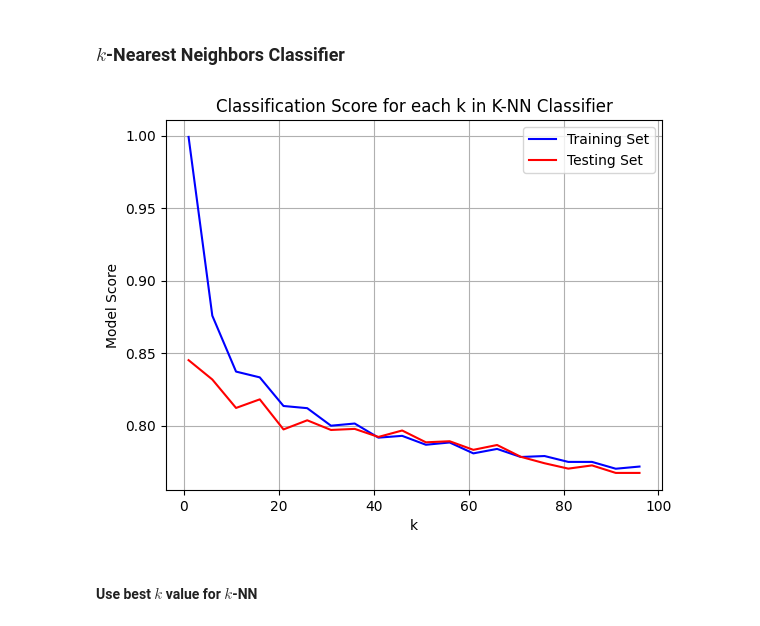
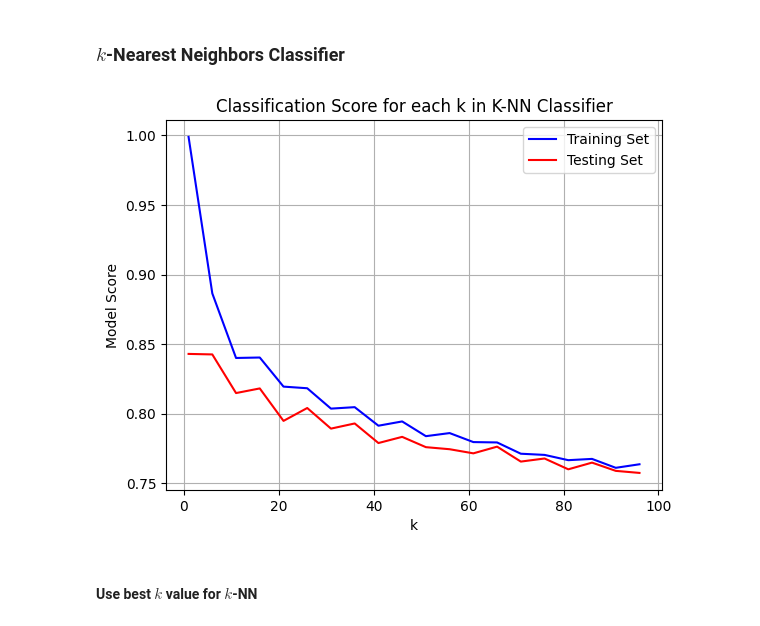
Before and after one commit to yelisetti/SEIS763FinalProject, a Jupyter notebook: Project.ipynb, the cells around one changed output. Saved outputs shown, nothing was run; the diff lists cells and outputs as text; code cells hidden in the pictures.

```diff
--- a/Project.ipynb
+++ b/Project.ipynb
@@ -350,27 +354,27 @@ X Testing Set Head:
 # %%
 train_scores = []
 test_scores = []
-upperLimit = len(X_train.columns) - 1
+upperLimit = len(X_train.columns) + 1
 for i in range(1, upperLimit):
-    lda = LDA(n_components=i)
-    X_train_lda = lda.fit_transform(X_train, y_train)
-    X_test_lda = lda.transform(X_test)
+    pca = PCA(n_components=i)
+    X_train_pca = pca.fit_transform(X_train)
+    X_test_pca = pca.transform(X_test)
 
-    lr = LogisticRegression()
-    lr.fit(X_train_lda, y_train)
-    train_scores.append(lr.score(X_train_lda, y_train))
-    test_scores.append(lr.score(X_test_lda, y_test))
+    lr = LogisticRegression(random_state=42)
+    lr.fit(X_train_pca, y_train)
+    train_scores.append(lr.score(X_train_pca, y_train))
+    test_scores.append(lr.score(X_test_pca, y_test))
 
 
 plt.figure(figsize=(10, 6))
 plt.plot(range(1, upperLimit), train_scores, marker='o', color='blue', linestyle='-', label='Training Set')
 plt.plot(range(1, upperLimit), test_scores, marker='o', color='red', linestyle='-', label='Testing Set')
-plt.title('Performance of LDA on Logistic Regression with N Components')
+plt.title('Performance of PCA on Logistic Regression with N Components')
 plt.xlabel('Number of Components')
 plt.ylabel('Logistic Regression Model Score')
 plt.xticks(range(1, upperLimit))
 plt.grid()
-plt.savefig('LDA_Performance_By_N_Components.png')
+plt.savefig('PCA_Performance_By_N_Components.png')
 plt.legend()
 plt.show()
 # %% [output]
@@ -622,24 +591,24 @@ weighted avg       0.88      0.88      0.88      2700
 # %%
 train_scores = []
 test_scores = []
 ks = np.arange(1, 100, 5)
 for k in ks:
     knn = KNeighborsClassifier(n_neighbors=k)
-    knn.fit(X_train_pca, y_train)
-    train_scores.append(knn.score(X_train_pca, y_train))
-    test_scores.append(knn.score(X_test_pca, y_test))
+    knn.fit(X_train, y_train)
+    train_scores.append(knn.score(X_train, y_train))
+    test_scores.append(knn.score(X_test, y_test))
 
 plt.plot(ks, train_scores, color='blue', label='Training Set')
 plt.plot(ks, test_scores, color='red', label='Testing Set')
 plt.xlabel('k')
 plt.ylabel('Model Score')
 plt.title('Classification Score for each k in K-NN Classifier')
 plt.grid(True)
 plt.legend()
 plt.savefig('KNN_Scores.png')
 plt.show()
 # %% [output]
-[figure, old version]
+[figure, new version]
 # %% [markdown]
 #### Use best $k$ value for $k$-NN
 # %%
```
Also changed, not shown: parts of 26 cells of this notebook.
